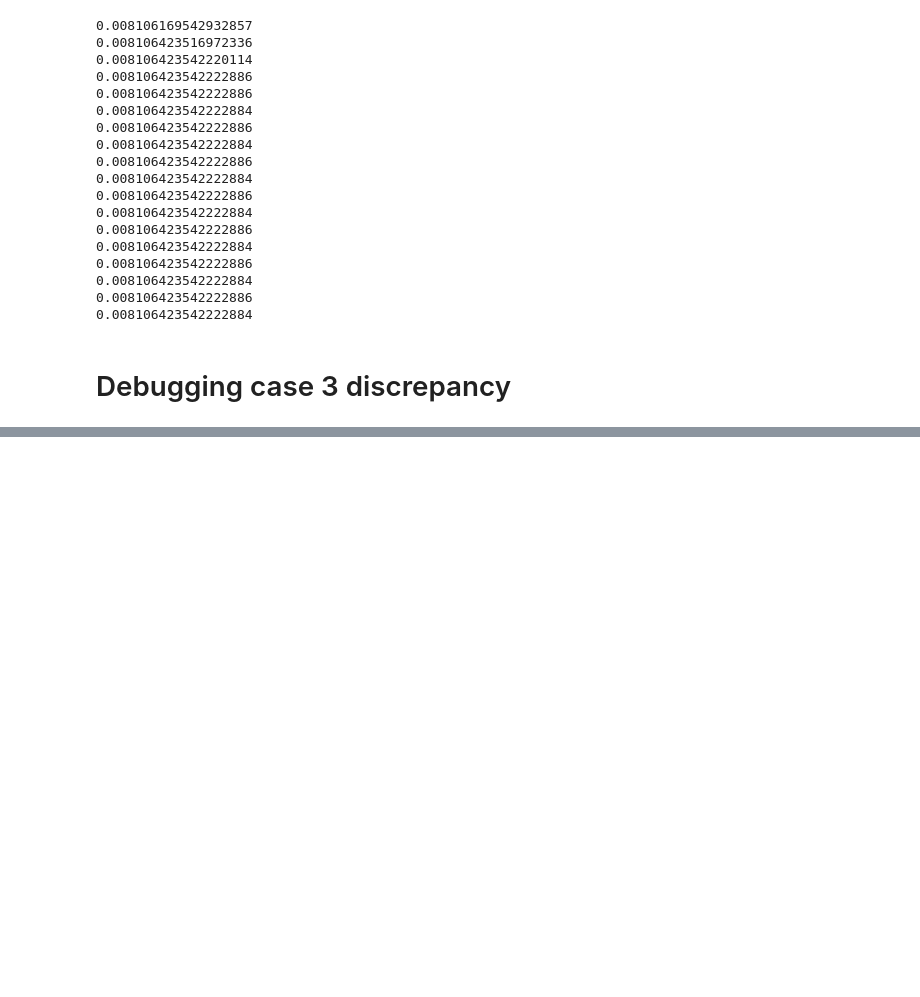
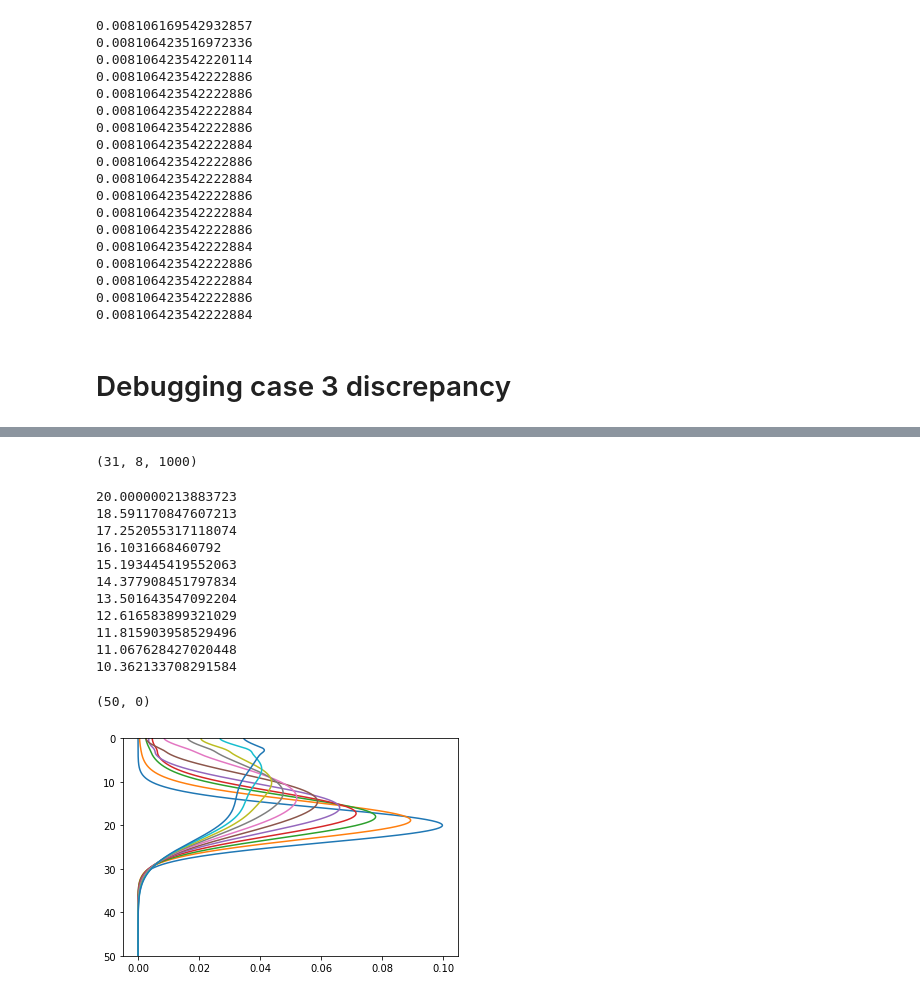
Before and after one commit to nordam/Eulerian-and-Lagrangian-methods, a Jupyter notebook: notebooks/Debugging.ipynb, the cells around one changed output, grey strips where cells are left out. Drawn from its saved outputs; the diff is of its cells as text; code cells hidden in the pictures; blank space fills up the shorter version.

```diff
--- a/notebooks/Debugging.ipynb
+++ b/notebooks/Debugging.ipynb
@@ -399,0 +420,28 @@ zc = zf[:-1] + dz/2
+# %%
+CgA = np.load('../tmp_results/Case3_K_A_block_Nclasses=8_NJ=1000_dt=120.0.npy')
+print(CgA.shape)
+
+zf, dz = np.linspace(0, 50, CgA.shape[-1]+1, retstep = True)
+zc = zf[:-1] + dz/2
+# %% [output]
+(31, 8, 1000)
+# %%
+for it in range(11):
+    plt.plot(np.sum(CgA[it,:,:], axis = 0), zc)
+    print(np.sum(zc*np.sum(CgA[it,:,:], axis = 0))*dz)
+
+plt.ylim(50, 0)
+# %% [output]
+20.000000213883723
+18.591170847607213
+17.252055317118074
+16.1031668460792
+15.193445419552063
+14.377908451797834
+13.501643547092204
+12.616583899321029
+11.815903958529496
+11.067628427020448
+10.362133708291584
+(50, 0)
+[figure, added]
```
Also changed, not shown: parts of 17 cells of this notebook.
